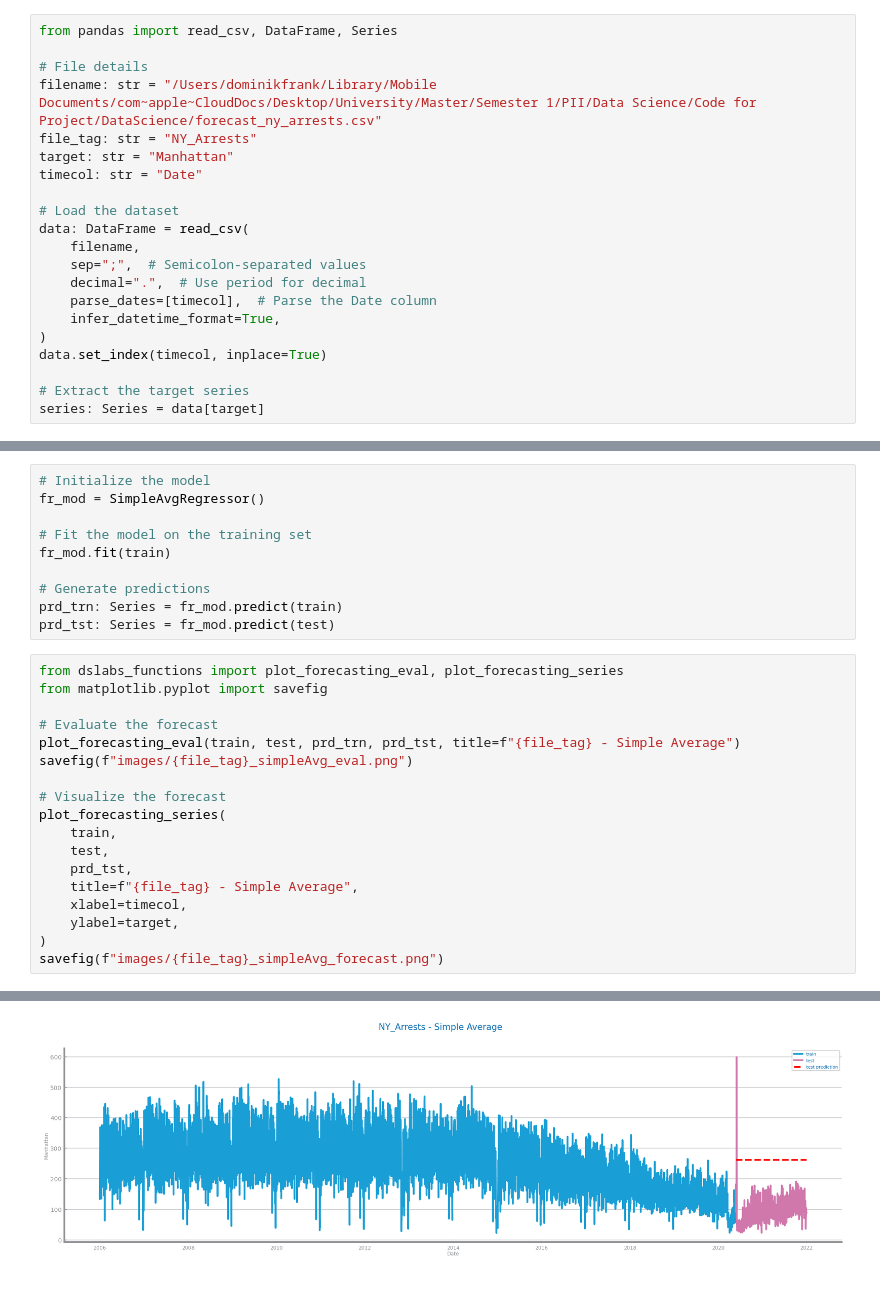
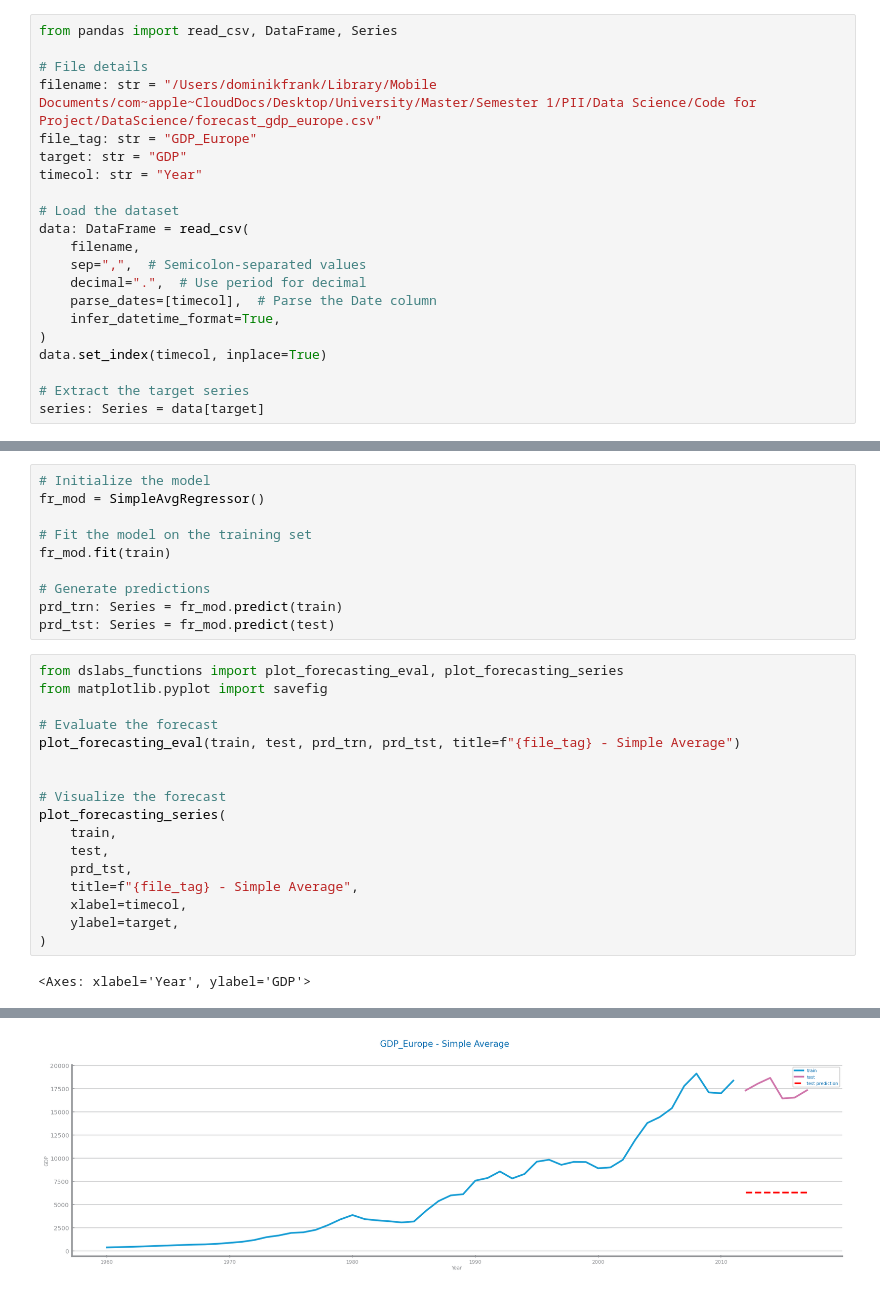
Before and after one commit to freshblaxx/DataScience, a Jupyter notebook: Projeto/TimeSeries/Forecasting_gdp_europe/Evaluation.ipynb, the cells around one changed output, grey strips where cells are left out. Drawn from its saved outputs; the diff is of its cells as text.

Commit message:
Forecasting

```diff
--- a/Projeto/TimeSeries/Forecasting_gdp_europe/Evaluation.ipynb
+++ b/Projeto/TimeSeries/Forecasting_gdp_europe/Evaluation.ipynb
@@ -29,15 +29,15 @@ class SimpleAvgRegressor(RegressorMixin):
 from pandas import read_csv, DataFrame, Series
 
 # File details
-filename: str = "/Users/dominikfrank/Library/Mobile Documents/com~apple~CloudDocs/Desktop/University/Master/Semester 1/PII/Data Science/Code for Project/DataScience/forecast_ny_arrests.csv"
-file_tag: str = "NY_Arrests"
-target: str = "Manhattan"
-timecol: str = "Date"
+filename: str = "/Users/dominikfrank/Library/Mobile Documents/com~apple~CloudDocs/Desktop/University/Master/Semester 1/PII/Data Science/Code for Project/DataScience/forecast_gdp_europe.csv"
+file_tag: str = "GDP_Europe"
+target: str = "GDP"
+timecol: str = "Year"
 
 # Load the dataset
 data: DataFrame = read_csv(
     filename,
-    sep=";",  # Semicolon-separated values
+    sep=",",  # Semicolon-separated values
     decimal=".",  # Use period for decimal
     parse_dates=[timecol],  # Parse the Date column
     infer_datetime_format=True,
@@ -69,7 +69,7 @@ from matplotlib.pyplot import savefig
 
 # Evaluate the forecast
 plot_forecasting_eval(train, test, prd_trn, prd_tst, title=f"{file_tag} - Simple Average")
-savefig(f"images/{file_tag}_simpleAvg_eval.png")
+
 
 # Visualize the forecast
 plot_forecasting_series(
@@ -80,5 +80,5 @@ plot_forecasting_series(
     xlabel=timecol,
     ylabel=target,
 )
-savefig(f"images/{file_tag}_simpleAvg_forecast.png")
 # %% [output]
+<Axes: xlabel='Year', ylabel='GDP'>
@@ -86 +86 @@ savefig(f"images/{file_tag}_simpleAvg_forecast.png")
-[figure, old version]
+[figure, new version]
```
Also changed, not shown: parts of 2 cells of this notebook, 2 other files.
